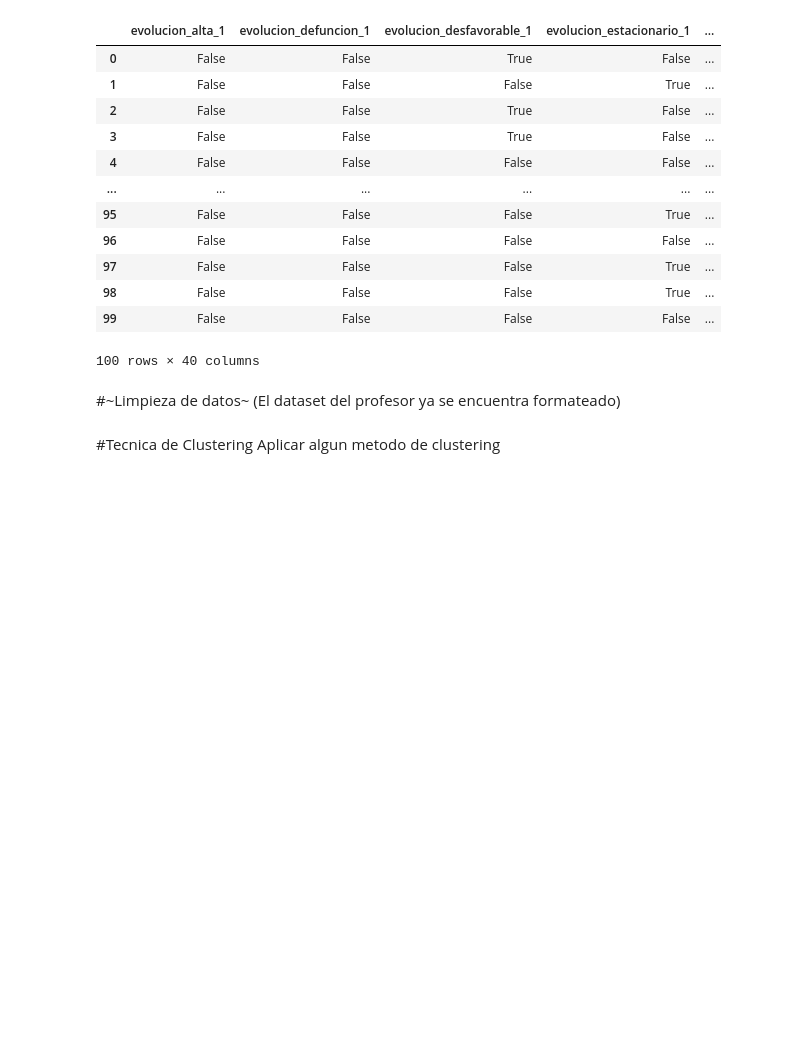
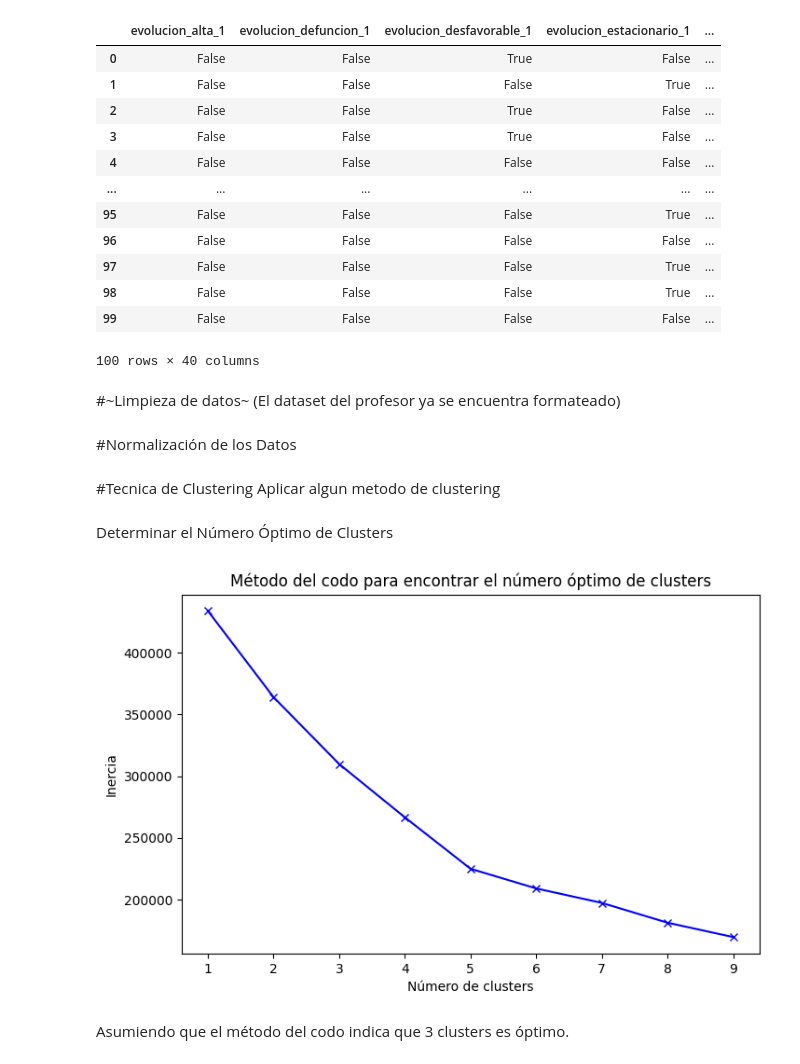
Before and after one commit to DennisCeballos/TF_ClusterCovidPeru, a Jupyter notebook: sistintel_pruebastrabajofinal.ipynb, the cells around one changed output. Drawn from its saved outputs; the diff is of its cells as text; code cells hidden in the pictures; blank space fills up the shorter version.

```diff
--- a/sistintel_pruebastrabajofinal.ipynb
+++ b/sistintel_pruebastrabajofinal.ipynb
@@ -68,6 +59,31 @@ df.head(100)
 # %% [markdown]
 #~Limpieza de datos~
 (El dataset del profesor ya se encuentra formateado)
+# %% [markdown]
+#Normalización de los Datos
+# %%
+scaler = StandardScaler()
+df_scaled = scaler.fit_transform(df)
 # %% [markdown]
 #Tecnica de Clustering
 Aplicar algun metodo de clustering
+# %% [markdown]
+Determinar el Número Óptimo de Clusters
+# %%
+inertia = []
+K = range(1, 10)
+for k in K:
+    kmeans = KMeans(n_clusters=k, random_state=42)
+    kmeans.fit(df_scaled)
+    inertia.append(kmeans.inertia_)
+
+plt.figure(figsize=(8, 5))
+plt.plot(K, inertia, 'bx-')
+plt.xlabel('Número de clusters')
+plt.ylabel('Inercia')
+plt.title('Método del codo para encontrar el número óptimo de clusters')
+plt.show()
+# %% [output]
+[figure, added]
+# %% [markdown]
+Asumiendo que el método del codo indica que 3 clusters es óptimo.
```
Also changed, not shown: parts of 10 cells of this notebook.
